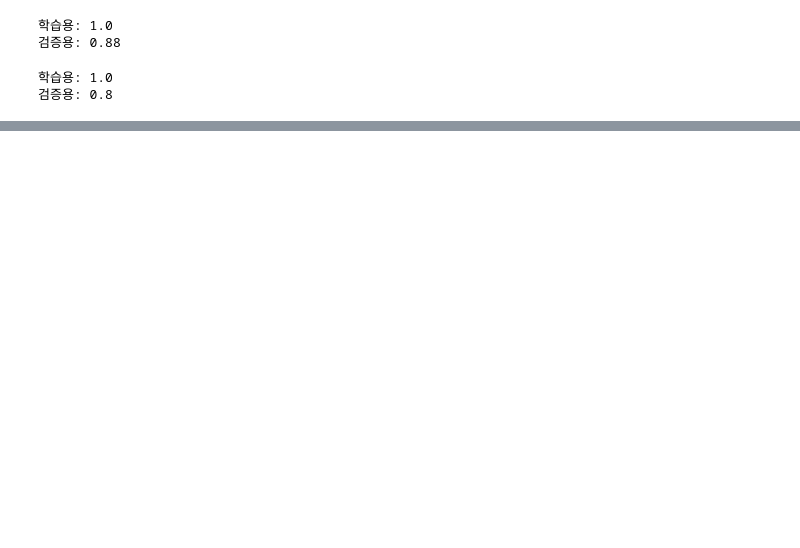
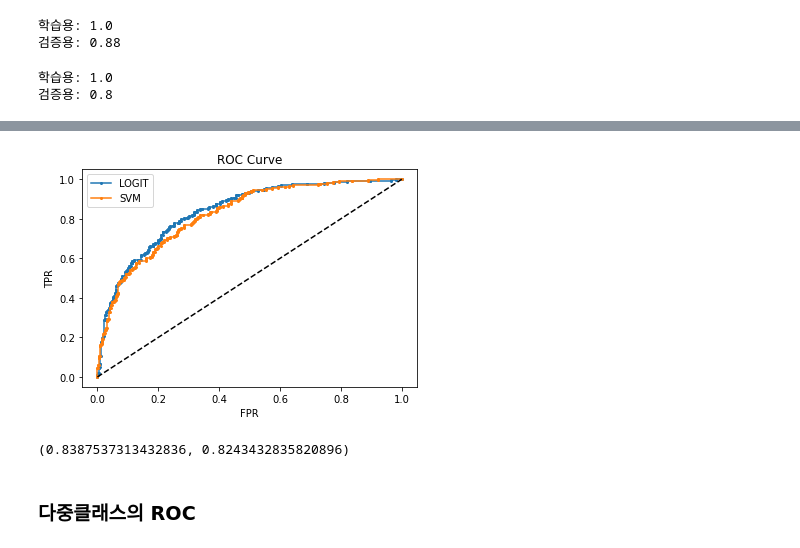
Before and after one commit to rileyko/PythonStudy, a Jupyter notebook: Classification/DecisionTree.ipynb, the cells around one changed output, grey strips where cells are left out. Saved outputs shown, nothing was run; the diff lists cells and outputs as text; code cells hidden in the pictures; blank space fills up the shorter version.

```diff
--- a/Classification/DecisionTree.ipynb
+++ b/Classification/DecisionTree.ipynb
@@ -252,0 +431,8 @@ print("검증용:", model2.score(X_test, y_test))
+# %%
+# 서포트 벡터머신 (분류) 모델 사용
+from sklearn.svm import SVC
+model2 = SVC(random_state=0)
+model2.fit(X_train, y_train)
+
+print("학습용:", model2.score(X_train, y_train))
+print("검증용:", model2.score(X_test, y_test))
@@ -252,0 +462,28 @@ print("검증용:", model2.score(X_test, y_test))
+# %%
+%matplotlib inline
+import matplotlib.pyplot as plt
+from sklearn.metrics import roc_curve
+#TPR(True Positive Rate, 민감도) : 1을 1로 잘 맞춘 비율, y축
+#FPR(False Positive Rate, 민감도) : 0을 1로 틀린 비율, x축
+fpr1, tpr1, thresholds1 = roc_curve(y, model1.decision_function(X))
+fpr2, tpr2, thresholds2 = roc_curve(y, model2.decision_function(X))
+
+#면적 (0.5 ~ 1.0)이 1에 가까울수록 (왼쪽 위 꼭지점에 다가갈수록) 좋은 모형
+plt.plot(fpr1, tpr1, 'o-', ms=2, label="LOGIT")
+plt.plot(fpr2, tpr2, 'o-', ms=2, label="SVM")
+plt.legend()
+plt.plot([0,1],[0,1], 'k--', label="random guess")
+plt.xlabel('FPR')
+plt.ylabel('TPR')
+plt.title('ROC Curve')
+plt.show()
+# %% [output]
+[figure, added]
+# %%
+# AUC
+from sklearn.metrics import auc
+auc(fpr1, tpr1), auc(fpr2, tpr2)
+# %% [output]
+(0.8387537313432836, 0.8243432835820896)
+# %% [markdown]
+### 다중클래스의 ROC
```
Also changed, not shown: parts of 15 cells of this notebook, 2 other files.
